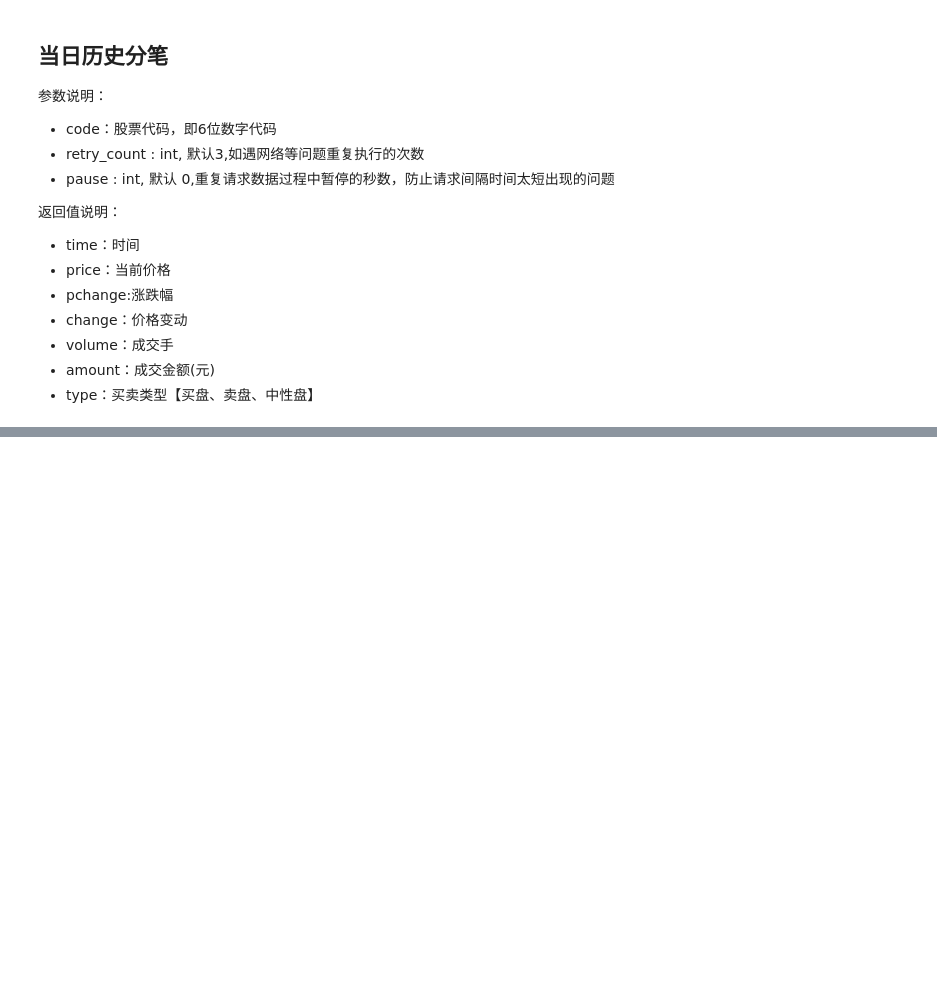
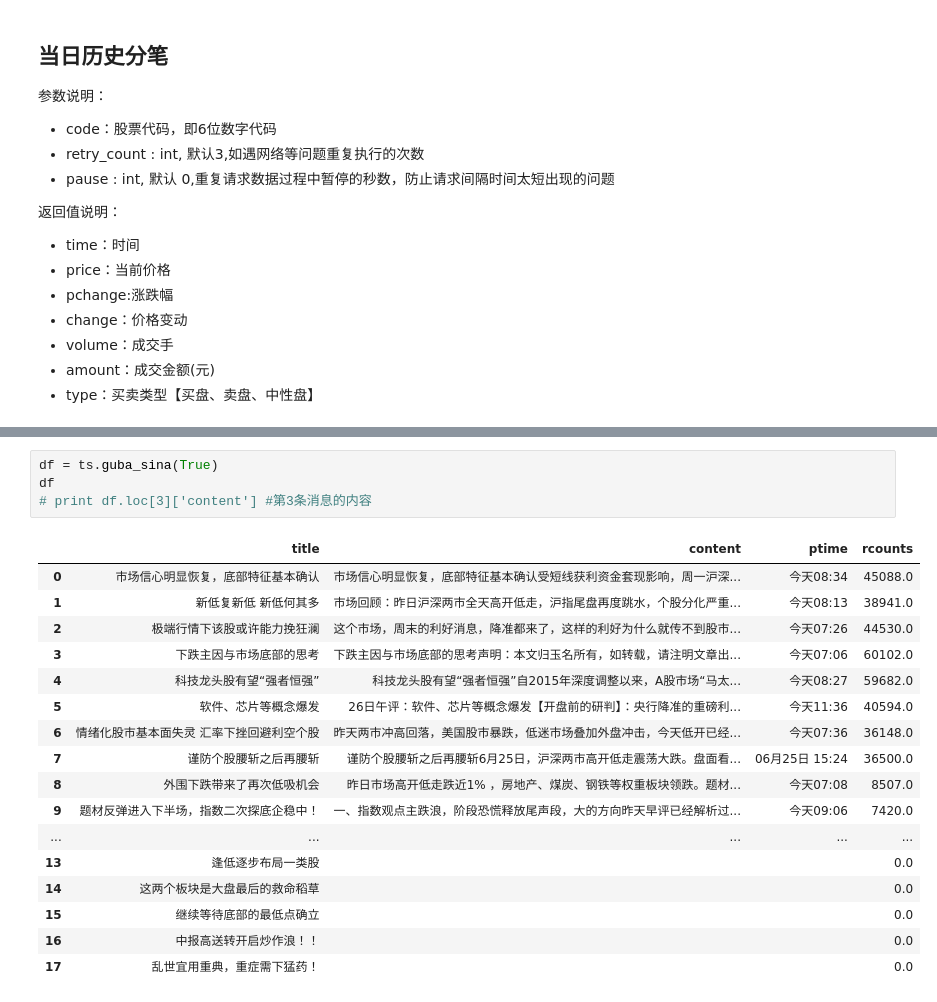
Before and after one commit to syscheme/penny, a Jupyter notebook: tushare-today.ipynb, the cells around one changed output, grey strips where cells are left out. Drawn from its saved outputs; the diff is of its cells as text; blank space fills up the shorter version.

```diff
--- a/tushare-today.ipynb
+++ b/tushare-today.ipynb
@@ -156,0 +198,22 @@ df.head(10)
+# %%
+df = ts.guba_sina(True)
+df
+# print df.loc[3]['content'] #第3条消息的内容
+# %% [output]
+|  | title | content | ptime | rcounts |
+| 0 | 市场信心明显恢复，底部特征基本确认 | 市场信心明显恢复，底部特征基本确认受短线获利资金套现影响，周一沪深... | 今天08:34 | 45088.0 |
+| 1 | 新低复新低 新低何其多 | 市场回顾：昨日沪深两市全天高开低走，沪指尾盘再度跳水，个股分化严重... | 今天08:13 | 38941.0 |
+| 2 | 极端行情下该股或许能力挽狂澜 | 这个市场，周末的利好消息，降准都来了，这样的利好为什么就传不到股市... | 今天07:26 | 44530.0 |
+| 3 | 下跌主因与市场底部的思考 | 下跌主因与市场底部的思考声明：本文归玉名所有，如转载，请注明文章出... | 今天07:06 | 60102.0 |
+| 4 | 科技龙头股有望“强者恒强” | 科技龙头股有望“强者恒强”自2015年深度调整以来，A股市场“马太... | 今天08:27 | 59682.0 |
+| 5 | 软件、芯片等概念爆发 | 26日午评：软件、芯片等概念爆发【开盘前的研判】：央行降准的重磅利... | 今天11:36 | 40594.0 |
+| 6 | 情绪化股市基本面失灵 汇率下挫回避利空个股 | 昨天两市冲高回落，美国股市暴跌，低迷市场叠加外盘冲击，今天低开已经... | 今天07:36 | 36148.0 |
+| 7 | 谨防个股腰斩之后再腰斩 | 谨防个股腰斩之后再腰斩6月25日，沪深两市高开低走震荡大跌。盘面看... | 06月25日 15:24 | 36500.0 |
+| 8 | 外围下跌带来了再次低吸机会 | 昨日市场高开低走跌近1% ，房地产、煤炭、钢铁等权重板块领跌。题材... | 今天07:08 | 8507.0 |
+| 9 | 题材反弹进入下半场，指数二次探底企稳中！ | 一、指数观点主跌浪，阶段恐慌释放尾声段，大的方向昨天早评已经解析过... | 今天09:06 | 7420.0 |
+| ... | ... | ... | ... | ... |
+| 13 | 逢低逐步布局一类股 |  |  | 0.0 |
+| 14 | 这两个板块是大盘最后的救命稻草 |  |  | 0.0 |
+| 15 | 继续等待底部的最低点确立 |  |  | 0.0 |
+| 16 | 中报高送转开启炒作浪！！ |  |  | 0.0 |
+| 17 | 乱世宜用重典，重症需下猛药！ |  |  | 0.0 |
```
Also changed, not shown: parts of 9 cells of this notebook, 1 other file.
